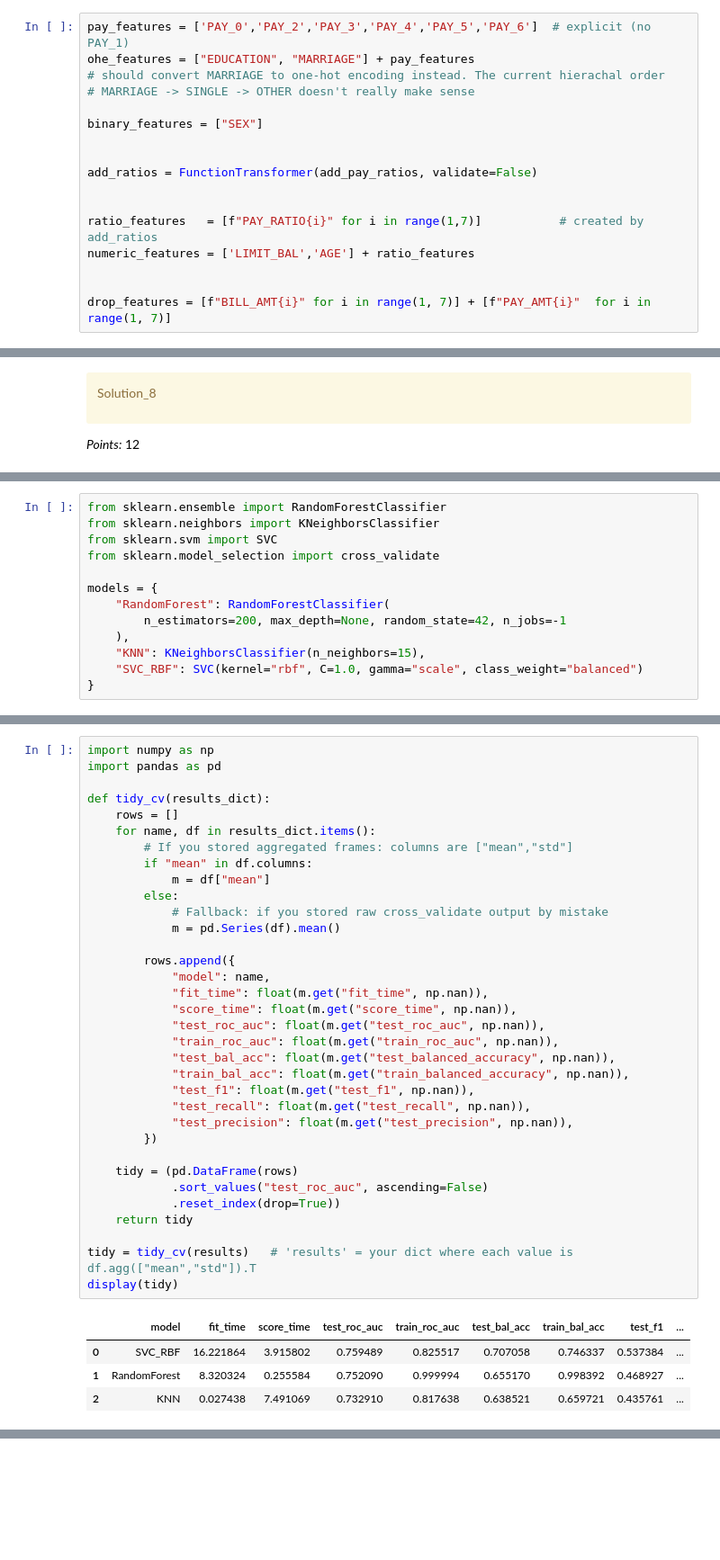
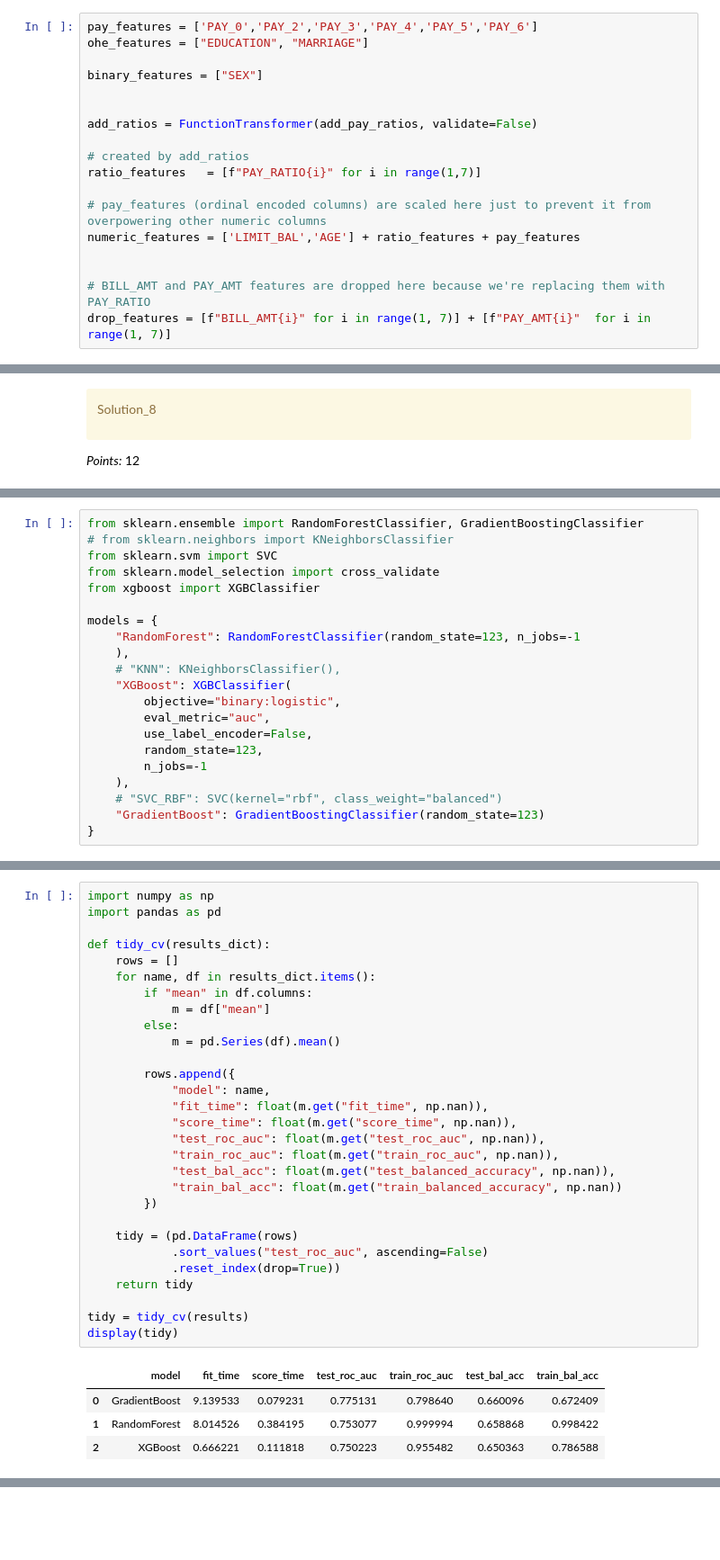
Before and after one commit to kmodiria/cpsc330-hw5, a Jupyter notebook: hw5.ipynb, the cells around one changed output, grey strips where cells are left out. Shown at 90% size. Cells and saved outputs as stored; diff of their text form; blank space fills up the shorter version.

```diff
--- a/hw5.ipynb
+++ b/hw5.ipynb
@@ -358,19 +363,20 @@ def add_pay_ratios(X: pd.DataFrame) -> pd.DataFrame:
 # %%
-pay_features = ['PAY_0','PAY_2','PAY_3','PAY_4','PAY_5','PAY_6']  # explicit (no PAY_1)
-ohe_features = ["EDUCATION", "MARRIAGE"] + pay_features
-# should convert MARRIAGE to one-hot encoding instead. The current hierachal order
-# MARRIAGE -> SINGLE -> OTHER doesn't really make sense
+pay_features = ['PAY_0','PAY_2','PAY_3','PAY_4','PAY_5','PAY_6']
+ohe_features = ["EDUCATION", "MARRIAGE"]
 
 binary_features = ["SEX"]
 
 
 add_ratios = FunctionTransformer(add_pay_ratios, validate=False)
 
+# created by add_ratios
+ratio_features   = [f"PAY_RATIO{i}" for i in range(1,7)]
 
-ratio_features   = [f"PAY_RATIO{i}" for i in range(1,7)]           # created by add_ratios
-numeric_features = ['LIMIT_BAL','AGE'] + ratio_features
+# pay_features (ordinal encoded columns) are scaled here just to prevent it from overpowering other numeric columns
+numeric_features = ['LIMIT_BAL','AGE'] + ratio_features + pay_features
 
 
+# BILL_AMT and PAY_AMT features are dropped here because we're replacing them with PAY_RATIO
 drop_features = [f"BILL_AMT{i}" for i in range(1, 7)] + [f"PAY_AMT{i}"  for i in range(1, 7)]
 # %%
 #Defines the appropriate Transformers
@@ -722,15 +677,23 @@ Overall, **RBF SVC slightly outperformed the linear baseline**, capturing more c
 # %%
-from sklearn.ensemble import RandomForestClassifier
-from sklearn.neighbors import KNeighborsClassifier
+from sklearn.ensemble import RandomForestClassifier, GradientBoostingClassifier
+# from sklearn.neighbors import KNeighborsClassifier
 from sklearn.svm import SVC
 from sklearn.model_selection import cross_validate
+from xgboost import XGBClassifier
 
 models = {
-    "RandomForest": RandomForestClassifier(
-        n_estimators=200, max_depth=None, random_state=42, n_jobs=-1
+    "RandomForest": RandomForestClassifier(random_state=123, n_jobs=-1
     ),
-    "KNN": KNeighborsClassifier(n_neighbors=15),
-    "SVC_RBF": SVC(kernel="rbf", C=1.0, gamma="scale", class_weight="balanced")
+    # "KNN": KNeighborsClassifier(),
+    "XGBoost": XGBClassifier(
+        objective="binary:logistic",
+        eval_metric="auc",
+        use_label_encoder=False,
+        random_state=123,
+        n_jobs=-1
+    ),
+    # "SVC_RBF": SVC(kernel="rbf", class_weight="balanced")
+    "GradientBoost": GradientBoostingClassifier(random_state=123)
 }
 # %%
 results = {}
@@ -759,39 +719,34 @@ for name, model in models.items():
 # %%
 import numpy as np
 import pandas as pd
 
 def tidy_cv(results_dict):
     rows = []
     for name, df in results_dict.items():
-        # If you stored aggregated frames: columns are ["mean","std"]
         if "mean" in df.columns:
             m = df["mean"]
         else:
-            # Fallback: if you stored raw cross_validate output by mistake
             m = pd.Series(df).mean()
 
         rows.append({
             "model": name,
             "fit_time": float(m.get("fit_time", np.nan)),
             "score_time": float(m.get("score_time", np.nan)),
             "test_roc_auc": float(m.get("test_roc_auc", np.nan)),
             "train_roc_auc": float(m.get("train_roc_auc", np.nan)),
             "test_bal_acc": float(m.get("test_balanced_accuracy", np.nan)),
-            "train_bal_acc": float(m.get("train_balanced_accuracy", np.nan)),
-            "test_f1": float(m.get("test_f1", np.nan)),
-            "test_recall": float(m.get("test_recall", np.nan)),
-            "test_precision": float(m.get("test_precision", np.nan)),
+            "train_bal_acc": float(m.get("train_balanced_accuracy", np.nan))
         })
 
     tidy = (pd.DataFrame(rows)
             .sort_values("test_roc_auc", ascending=False)
             .reset_index(drop=True))
     return tidy
 
-tidy = tidy_cv(results)   # 'results' = your dict where each value is df.agg(["mean","std"]).T
+tidy = tidy_cv(results)
 display(tidy)
 # %% [output]
-|  | model | fit_time | score_time | test_roc_auc | train_roc_auc | test_bal_acc | train_bal_acc | test_f1 | ... |
-| 0 | SVC_RBF | 16.221864 | 3.915802 | 0.759489 | 0.825517 | 0.707058 | 0.746337 | 0.537384 | ... |
-| 1 | RandomForest | 8.320324 | 0.255584 | 0.752090 | 0.999994 | 0.655170 | 0.998392 | 0.468927 | ... |
-| 2 | KNN | 0.027438 | 7.491069 | 0.732910 | 0.817638 | 0.638521 | 0.659721 | 0.435761 | ... |
+|  | model | fit_time | score_time | test_roc_auc | train_roc_auc | test_bal_acc | train_bal_acc |
+| 0 | GradientBoost | 9.139533 | 0.079231 | 0.775131 | 0.798640 | 0.660096 | 0.672409 |
+| 1 | RandomForest | 8.014526 | 0.384195 | 0.753077 | 0.999994 | 0.658868 | 0.998422 |
+| 2 | XGBoost | 0.666221 | 0.111818 | 0.750223 | 0.955482 | 0.650363 | 0.786588 |
```
Also changed, not shown: parts of 71 cells of this notebook.
